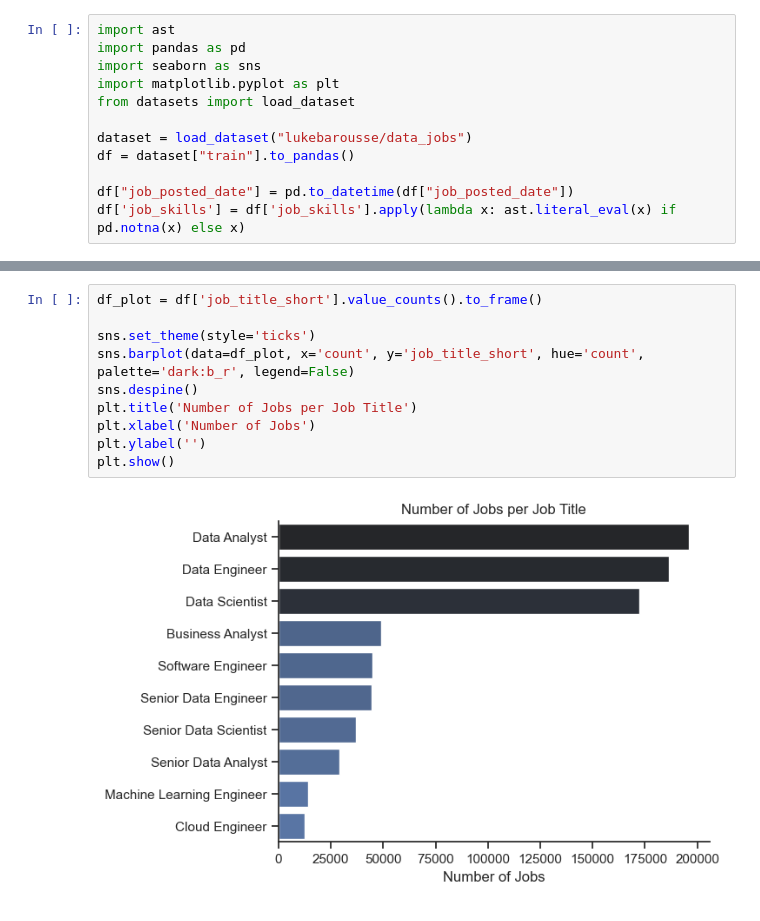
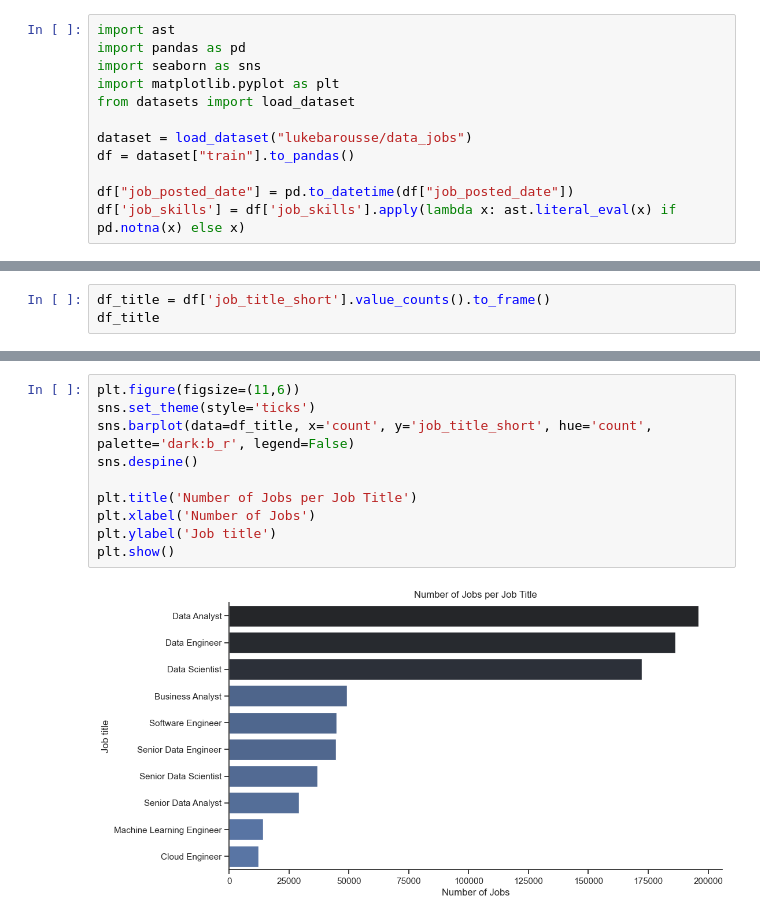
Before and after one commit to matcze/job_data_analysis, a Jupyter notebook: 1_dataset_analysis.ipynb, the cells around one changed output, grey strips where cells are left out. Cells and saved outputs as stored; diff of their text form.

```diff
--- a/1_dataset_analysis.ipynb
+++ b/1_dataset_analysis.ipynb
@@ -12,0 +15,3 @@ df['job_skills'] = df['job_skills'].apply(lambda x: ast.literal_eval(x) if pd.no
+# %%
+df_title = df['job_title_short'].value_counts().to_frame()
+df_title
@@ -13,12 +31,12 @@ df['job_skills'] = df['job_skills'].apply(lambda x: ast.literal_eval(x) if pd.no
 # %%
-df_plot = df['job_title_short'].value_counts().to_frame()
+plt.figure(figsize=(11,6))
+sns.set_theme(style='ticks')
+sns.barplot(data=df_title, x='count', y='job_title_short', hue='count', palette='dark:b_r', legend=False)
+sns.despine()
 
-sns.set_theme(style='ticks')
-sns.barplot(data=df_plot, x='count', y='job_title_short', hue='count', palette='dark:b_r', legend=False)
-sns.despine()
 plt.title('Number of Jobs per Job Title')
 plt.xlabel('Number of Jobs')
-plt.ylabel('')
+plt.ylabel('Job title')
 plt.show()
 # %% [output]
-[figure, old version]
+[figure, new version]
```
Also changed, not shown: parts of 12 cells of this notebook, 1 other file.
